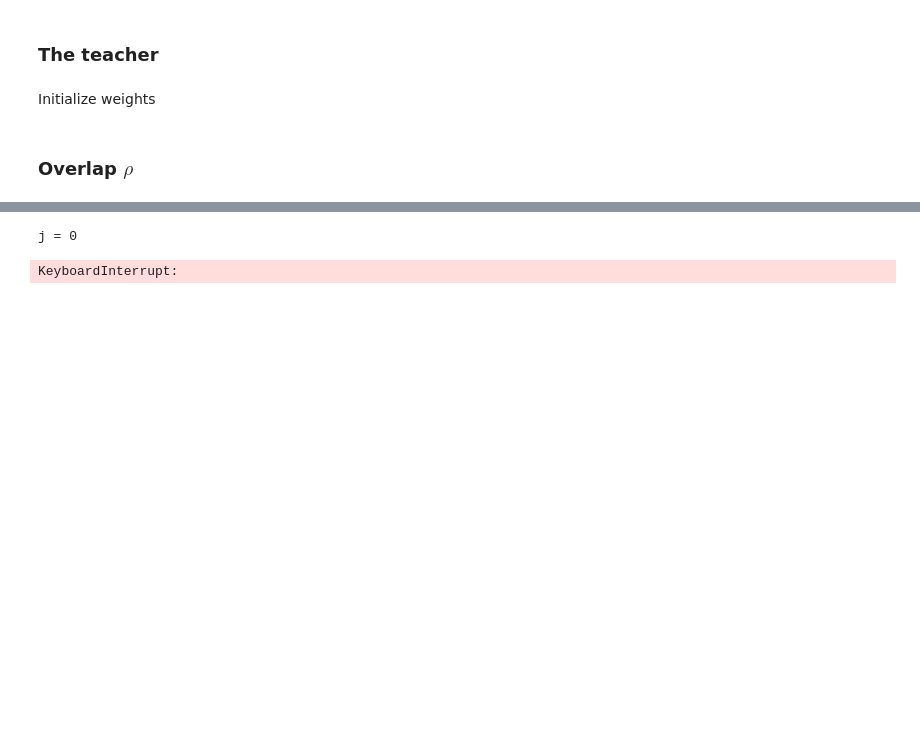
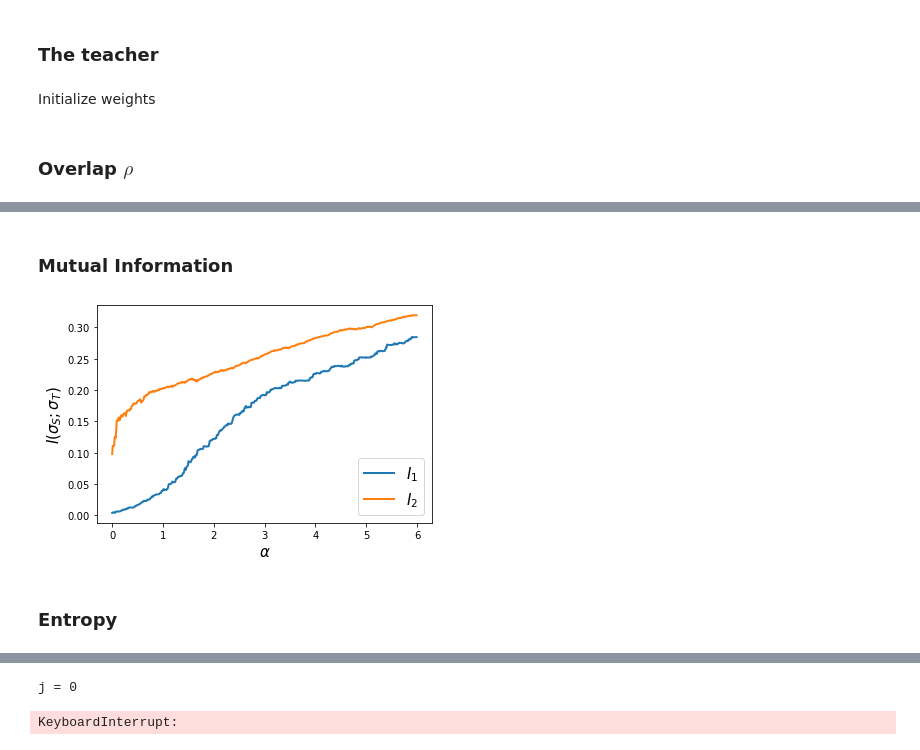
Before and after one commit to rodsveiga/maxent, a Jupyter notebook: exp.ipynb, the cells around one changed output, grey strips where cells are left out. Cells and saved outputs as stored; diff of their text form; code cells hidden in the pictures; blank space fills up the shorter version.

```diff
--- a/exp.ipynb
+++ b/exp.ipynb
@@ -198,0 +160,20 @@ array([[-0.69501872, -0.50120591, -0.09192399, ..., -0.54580807,
+# %% [markdown]
+### Mutual Information
+# %%
+A_rho1 = np.arccos(rho_) / np.pi
+A_rho2 = np.arccos(rho_2) / np.pi
+
+I1 = np.log(2) + A_rho1*np.log(A_rho1) + (1 - A_rho1)*np.log(1-A_rho1)
+I2 = np.log(2) + A_rho2*np.log(A_rho2) + (1 - A_rho2)*np.log(1-A_rho2)
+
+plt.plot(alpha, I1, linewidth= 2, color= 'C0', label= r'$I_{1}$')
+plt.plot(alpha, I2, linewidth= 2, color= 'C1', label= r'$I_{2}$')
+
+plt.xlabel(r'$\alpha$', fontsize= 15)
+plt.ylabel(r'$I(\sigma_S; \sigma_T)$', fontsize= 15)
+plt.legend(fontsize= 15, loc= 4)
+plt.show()
+# %% [output]
+[figure, added]
+# %% [markdown]
+### Entropy
```
Also changed, not shown: parts of 27 cells of this notebook.
